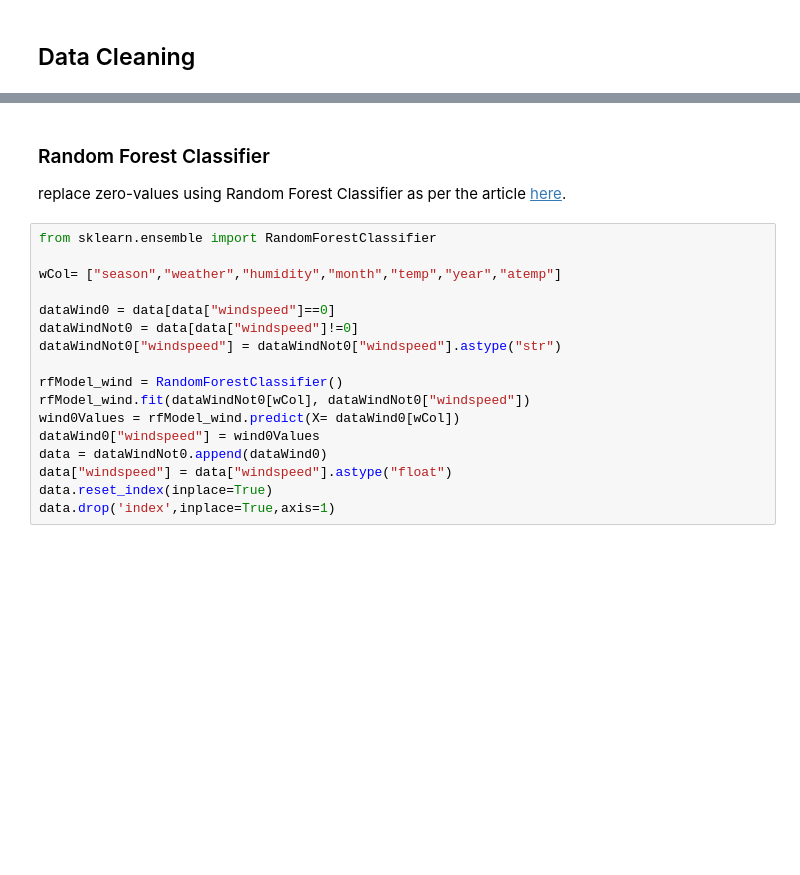
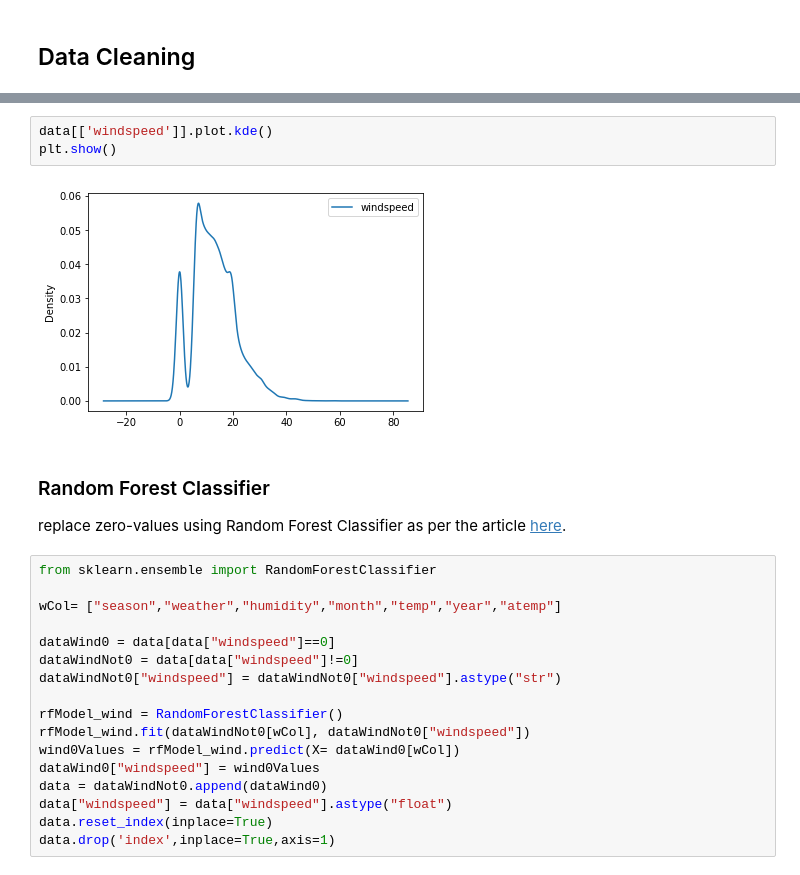
Before and after one commit to xtrmstep/bike-sharing-demand-exercise, a Jupyter notebook: bike-sharing-analysis.ipynb, the cells around one changed output, grey strips where cells are left out. Drawn from its saved outputs; the diff is of its cells as text; blank space fills up the shorter version.

```diff
--- a/bike-sharing-analysis.ipynb
+++ b/bike-sharing-analysis.ipynb
@@ -189,3 +178,8 @@ See the caveats in the documentation: http://pandas.pydata.org/pandas-docs/stabl
+# %%
+data[['windspeed']].plot.kde()
+plt.show()
+# %% [output]
+[figure, added]
 # %% [markdown]
 ### Random Forest Classifier
 replace zero-values using Random Forest Classifier as per the article [here](https://medium.com/@viveksrinivasan/how-to-finish-top-10-percentile-in-bike-sharing-demand-competition-in-kaggle-part-2-29e854aaab7d).
```
Also changed, not shown: parts of 10 cells of this notebook, 2 other files.
